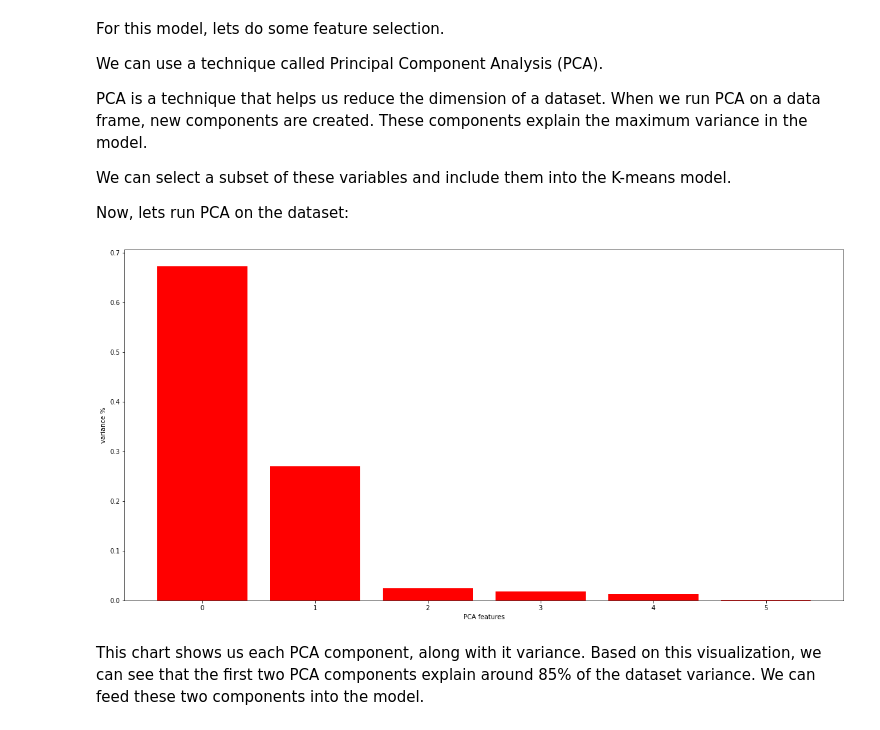
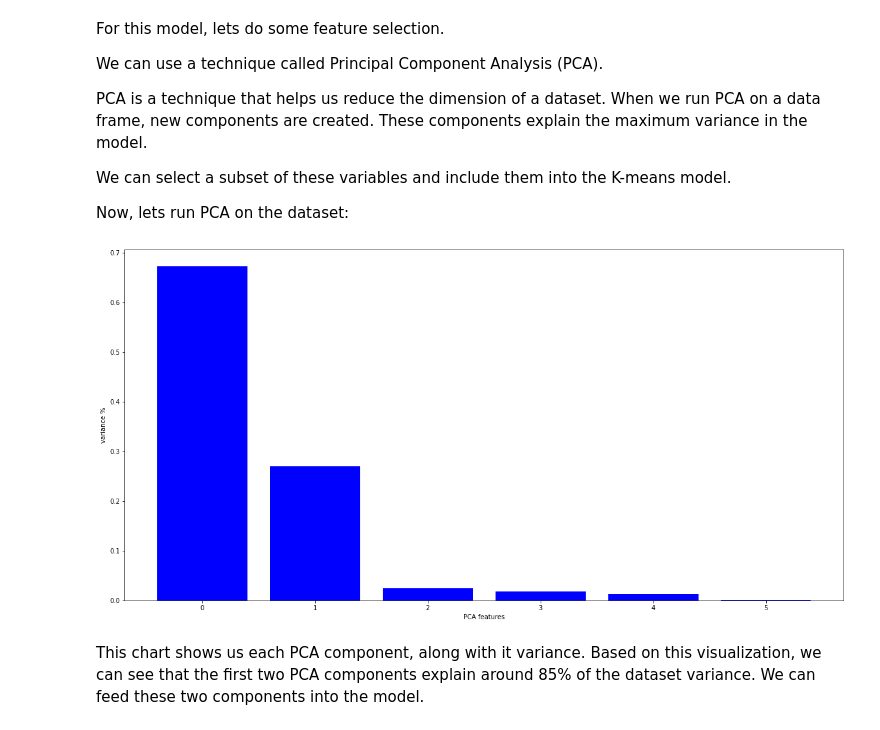
Before and after one commit to iremirezdeganuza72/Cohort_Analysis, a Jupyter notebook: Cohort analysis and segmentation.ipynb, the cells around one changed output. Drawn from its saved outputs; the diff is of its cells as text; code cells hidden in the pictures.

```diff
--- a/Cohort analysis and segmentation.ipynb
+++ b/Cohort analysis and segmentation.ipynb
@@ -1412,17 +1442,17 @@ Now, lets run PCA on the dataset:
 # %%
 pca = PCA(n_components= 6)
 principalComponents = pca.fit_transform(df_cluster)
 
 plt.figure(figsize=(20,10))
 features = range(pca.n_components_)
-plt.bar(features, pca.explained_variance_ratio_, color='red')
+plt.bar(features, pca.explained_variance_ratio_, color='blue')
 plt.xlabel('PCA features')
 plt.ylabel('variance %')
 plt.xticks(features)
 
 PCA_components = pd.DataFrame(principalComponents)
 # %% [output]
-[figure, old version]
+[figure, new version]
 # %% [markdown]
 This chart shows us each PCA component, along with it variance.
 Based on this visualization, we can see that the first two PCA components explain around 85% of the dataset variance.
```
Also changed, not shown: parts of 98 cells of this notebook.
